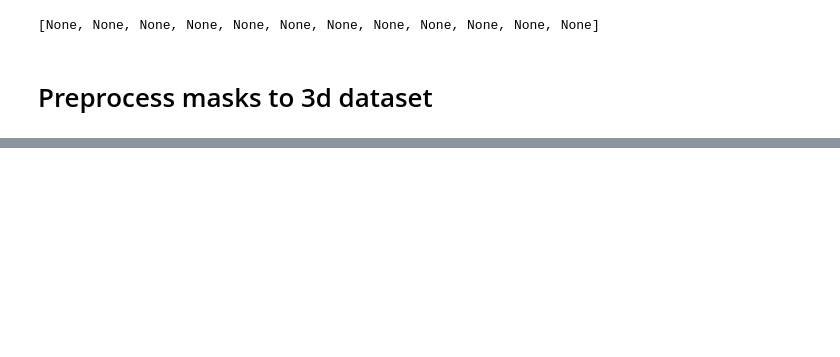
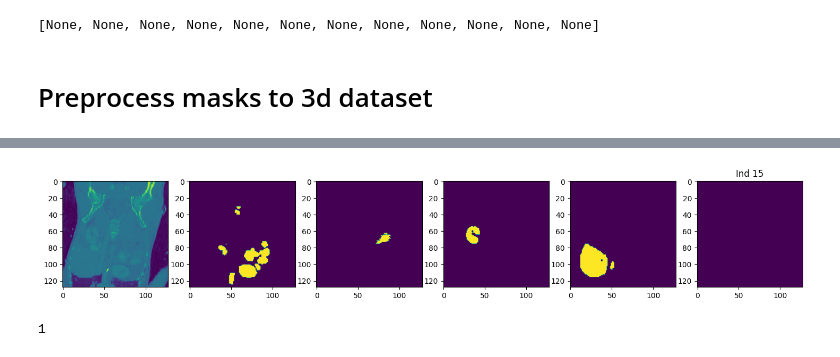
Before and after one commit to JunSeongLee1102/Kaggle-Competition-Results, a Jupyter notebook: 02_RSNA_Abdominal_Trauma/Step1_preprocessing_for_the_segmentation.ipynb, the cells around one changed output, grey strips where cells are left out. Saved outputs shown, nothing was run; the diff lists cells and outputs as text; code cells hidden in the pictures; blank space fills up the shorter version.

```diff
--- a/02_RSNA_Abdominal_Trauma/Step1_preprocessing_for_the_segmentation.ipynb
+++ b/02_RSNA_Abdominal_Trauma/Step1_preprocessing_for_the_segmentation.ipynb
@@ -324 +321,26 @@ Wall time: 22.5 s
 [None, None, None, None, None, None, None, None, None, None, None, None]
+# %%
+seg_info_df = pd.read_csv(f'{BASE_PATH}/seg_info.csv')
+
+for i in range(0, len(seg_info_df)):
+    if (i !=15):
+        continue
+    row = seg_info_df.iloc[i]
+    #print(row['mask_path'])
+    #print(seg_info_df.iloc[190]['mask_path'])
+    img_3d = decompress(row['img_path'])
+    mask   = decompress(row['mask_path'])
+    #for j in range(0, 5):
+    #    if(np.max(mask[j])==0):
+    #        print('zero_region')
+    f, axs = plt.subplots(1, 6, figsize=(18, 3))
+    plt.title(f'Ind {i}')
+    axs[0].imshow(img_3d[:,64,:])
+    for j in range(0, 5):
+        axs[j+1].imshow(mask[j,:,64,:])
+# %% [output]
+[figure, added]
+# %%
+np.max(mask)
+# %% [output]
+1
```
Also changed, not shown: parts of 5 cells of this notebook, 1 other file.
